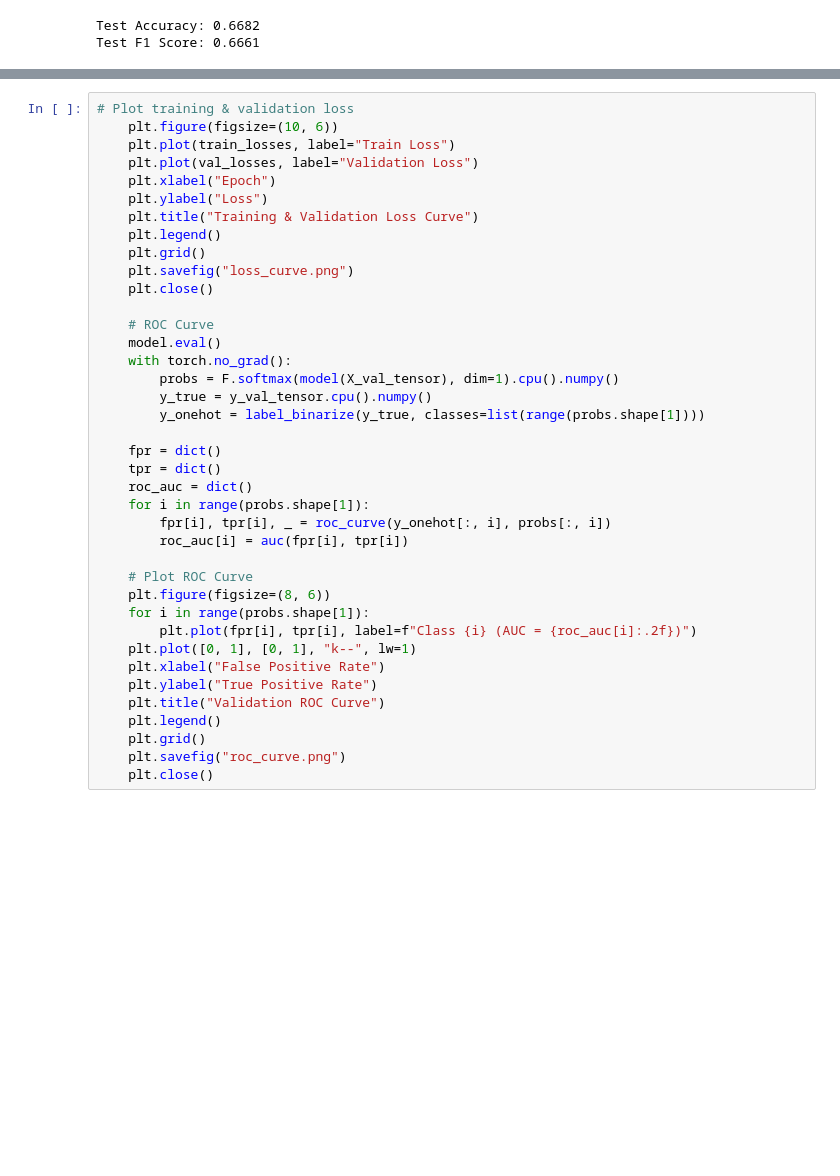
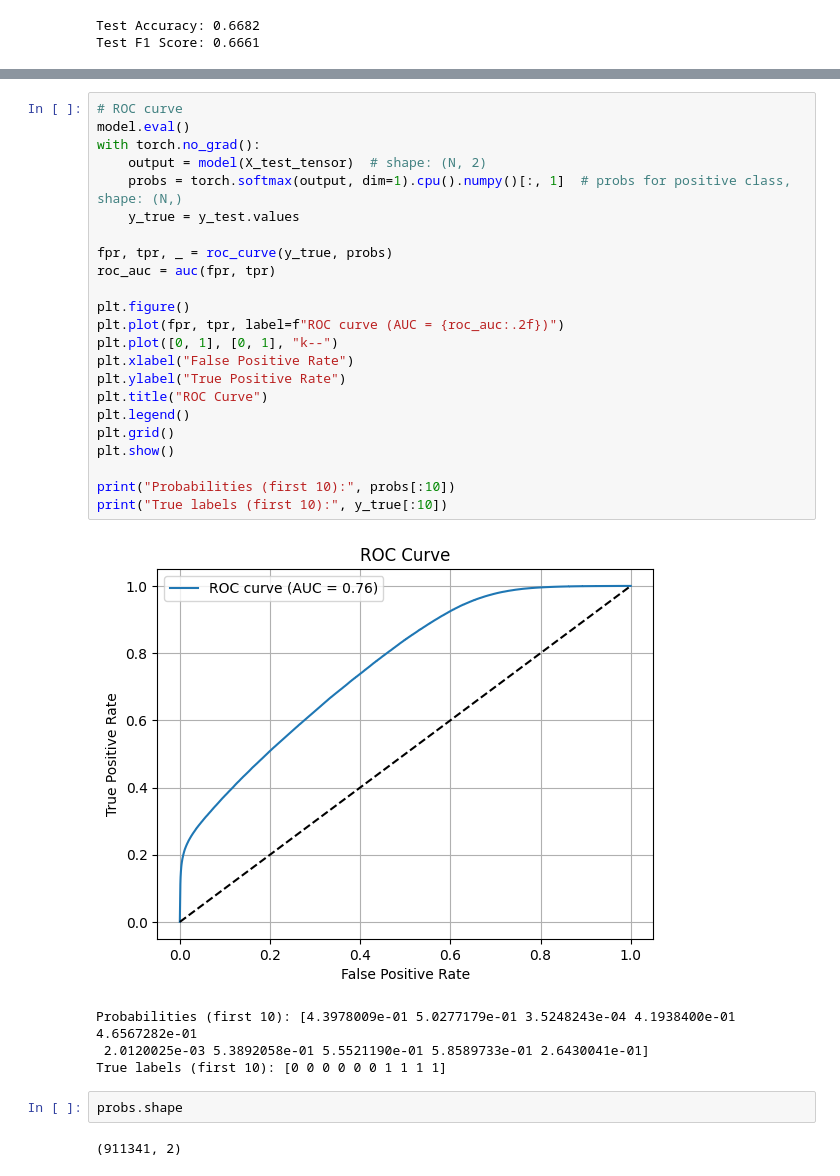
Before and after one commit to lewisl23/BCR-classification-model, a Jupyter notebook: model_training/mlp_pytorch.ipynb, the cells around one changed output, grey strips where cells are left out. Drawn from its saved outputs; the diff is of its cells as text; blank space fills up the shorter version.

```diff
--- a/model_training/mlp_pytorch.ipynb
+++ b/model_training/mlp_pytorch.ipynb
@@ -549,39 +575,32 @@ Test F1 Score: 0.6661
 # %%
-# Plot training & validation loss
-    plt.figure(figsize=(10, 6))
-    plt.plot(train_losses, label="Train Loss")
-    plt.plot(val_losses, label="Validation Loss")
-    plt.xlabel("Epoch")
-    plt.ylabel("Loss")
-    plt.title("Training & Validation Loss Curve")
-    plt.legend()
-    plt.grid()
-    plt.savefig("loss_curve.png")
-    plt.close()
+# ROC curve
+model.eval()
+with torch.no_grad():
+    output = model(X_test_tensor)  # shape: (N, 2)
+    probs = torch.softmax(output, dim=1).cpu().numpy()[:, 1]  # probs for positive class, shape: (N,)
+    y_true = y_test.values
 
-    # ROC Curve
-    model.eval()
-    with torch.no_grad():
-        probs = F.softmax(model(X_val_tensor), dim=1).cpu().numpy()
-        y_true = y_val_tensor.cpu().numpy()
-        y_onehot = label_binarize(y_true, classes=list(range(probs.shape[1])))
+fpr, tpr, _ = roc_curve(y_true, probs)
+roc_auc = auc(fpr, tpr)
 
-    fpr = dict()
-    tpr = dict()
-    roc_auc = dict()
-    for i in range(probs.shape[1]):
-        fpr[i], tpr[i], _ = roc_curve(y_onehot[:, i], probs[:, i])
-        roc_auc[i] = auc(fpr[i], tpr[i])
+plt.figure()
+plt.plot(fpr, tpr, label=f"ROC curve (AUC = {roc_auc:.2f})")
+plt.plot([0, 1], [0, 1], "k--")
+plt.xlabel("False Positive Rate")
+plt.ylabel("True Positive Rate")
+plt.title("ROC Curve")
+plt.legend()
+plt.grid()
+plt.show()
 
-    # Plot ROC Curve
-    plt.figure(figsize=(8, 6))
-    for i in range(probs.shape[1]):
-        plt.plot(fpr[i], tpr[i], label=f"Class {i} (AUC = {roc_auc[i]:.2f})")
-    plt.plot([0, 1], [0, 1], "k--", lw=1)
-    plt.xlabel("False Positive Rate")
-    plt.ylabel("True Positive Rate")
-    plt.title("Validation ROC Curve")
-    plt.legend()
-    plt.grid()
-    plt.savefig("roc_curve.png")
-    plt.close()
+print("Probabilities (first 10):", probs[:10])
+print("True labels (first 10):", y_true[:10])
+# %% [output]
+[figure, added]
+Probabilities (first 10): [4.3978009e-01 5.0277179e-01 3.5248243e-04 4.1938400e-01 4.6567282e-01
+ 2.0120025e-03 5.3892058e-01 5.5521190e-01 5.8589733e-01 2.6430041e-01]
+True labels (first 10): [0 0 0 0 0 0 1 1 1 1]
+# %%
+probs.shape
+# %% [output]
+(911341, 2)
```
Also changed, not shown: parts of 4 cells of this notebook.
